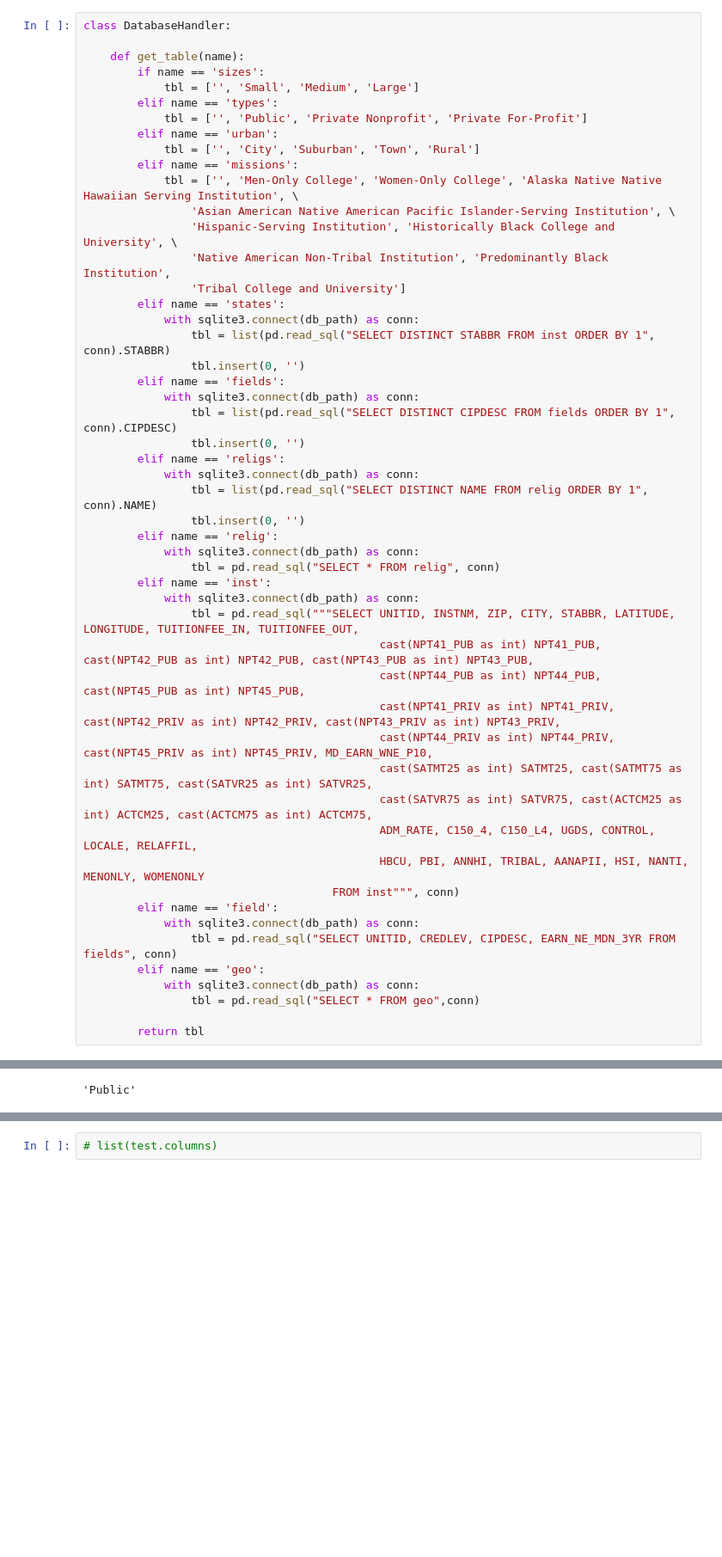
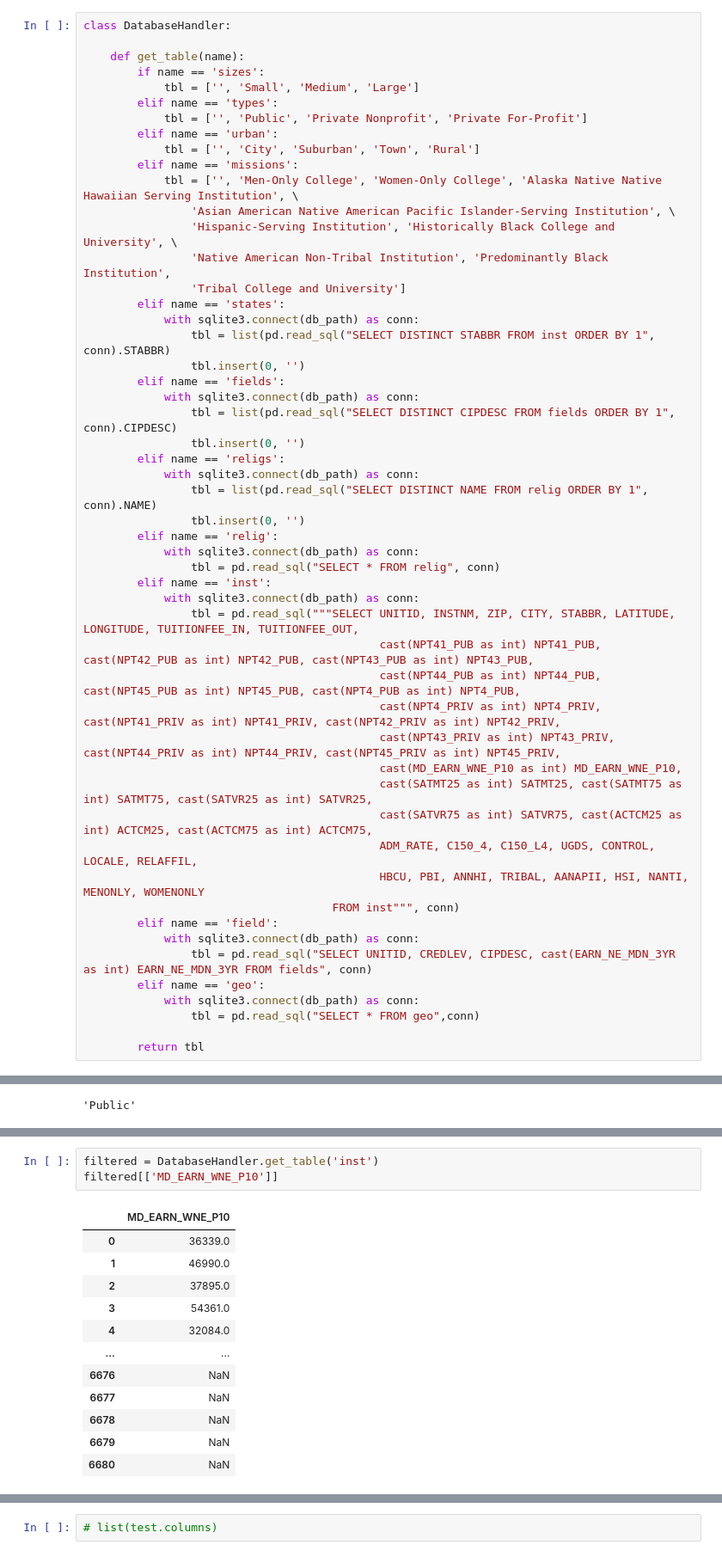
Before and after one commit to MaikKalil/CSE6242Project, a Jupyter notebook: Ranking Algorithm.ipynb, the cells around one changed output, grey strips where cells are left out. Shown: that part at 86% size. Cells and saved outputs as stored; diff of their text form; blank space fills up the shorter version.

```diff
--- a/Ranking Algorithm.ipynb
+++ b/Ranking Algorithm.ipynb
@@ -43,9 +43,10 @@ class DatabaseHandler:
             with sqlite3.connect(db_path) as conn:
                 tbl = pd.read_sql("""SELECT UNITID, INSTNM, ZIP, CITY, STABBR, LATITUDE, LONGITUDE, TUITIONFEE_IN, TUITIONFEE_OUT,
                                             cast(NPT41_PUB as int) NPT41_PUB, cast(NPT42_PUB as int) NPT42_PUB, cast(NPT43_PUB as int) NPT43_PUB,
-                                            cast(NPT44_PUB as int) NPT44_PUB, cast(NPT45_PUB as int) NPT45_PUB,
-                                            cast(NPT41_PRIV as int) NPT41_PRIV, cast(NPT42_PRIV as int) NPT42_PRIV, cast(NPT43_PRIV as int) NPT43_PRIV,
-                                            cast(NPT44_PRIV as int) NPT44_PRIV, cast(NPT45_PRIV as int) NPT45_PRIV, MD_EARN_WNE_P10,
+                                            cast(NPT44_PUB as int) NPT44_PUB, cast(NPT45_PUB as int) NPT45_PUB, cast(NPT4_PUB as int) NPT4_PUB,
+                                            cast(NPT4_PRIV as int) NPT4_PRIV, cast(NPT41_PRIV as int) NPT41_PRIV, cast(NPT42_PRIV as int) NPT42_PRIV,
+                                            cast(NPT43_PRIV as int) NPT43_PRIV, cast(NPT44_PRIV as int) NPT44_PRIV, cast(NPT45_PRIV as int) NPT45_PRIV,
+                                            cast(MD_EARN_WNE_P10 as int) MD_EARN_WNE_P10,
                                             cast(SATMT25 as int) SATMT25, cast(SATMT75 as int) SATMT75, cast(SATVR25 as int) SATVR25,
                                             cast(SATVR75 as int) SATVR75, cast(ACTCM25 as int) ACTCM25, cast(ACTCM75 as int) ACTCM75,
                                             ADM_RATE, C150_4, C150_L4, UGDS, CONTROL, LOCALE, RELAFFIL,
@@ -53,7 +54,7 @@ class DatabaseHandler:
                                      FROM inst""", conn)
         elif name == 'field':
             with sqlite3.connect(db_path) as conn:
-                tbl = pd.read_sql("SELECT UNITID, CREDLEV, CIPDESC, EARN_NE_MDN_3YR FROM fields", conn)
+                tbl = pd.read_sql("SELECT UNITID, CREDLEV, CIPDESC, cast(EARN_NE_MDN_3YR as int) EARN_NE_MDN_3YR FROM fields", conn)
         elif name == 'geo':
             with sqlite3.connect(db_path) as conn:
                 tbl = pd.read_sql("SELECT * FROM geo",conn)
@@ -545 +494,17 @@ def apply_constraints(data_dict, full_list):
     return filtered[columns]
+# %%
+filtered = DatabaseHandler.get_table('inst')
+filtered[['MD_EARN_WNE_P10']]
+# %% [output]
+|  | MD_EARN_WNE_P10 |
+| 0 | 36339.0 |
+| 1 | 46990.0 |
+| 2 | 37895.0 |
+| 3 | 54361.0 |
+| 4 | 32084.0 |
+| ... | ... |
+| 6676 | NaN |
+| 6677 | NaN |
+| 6678 | NaN |
+| 6679 | NaN |
+| 6680 | NaN |
```
Also changed, not shown: parts of 10 cells of this notebook.
